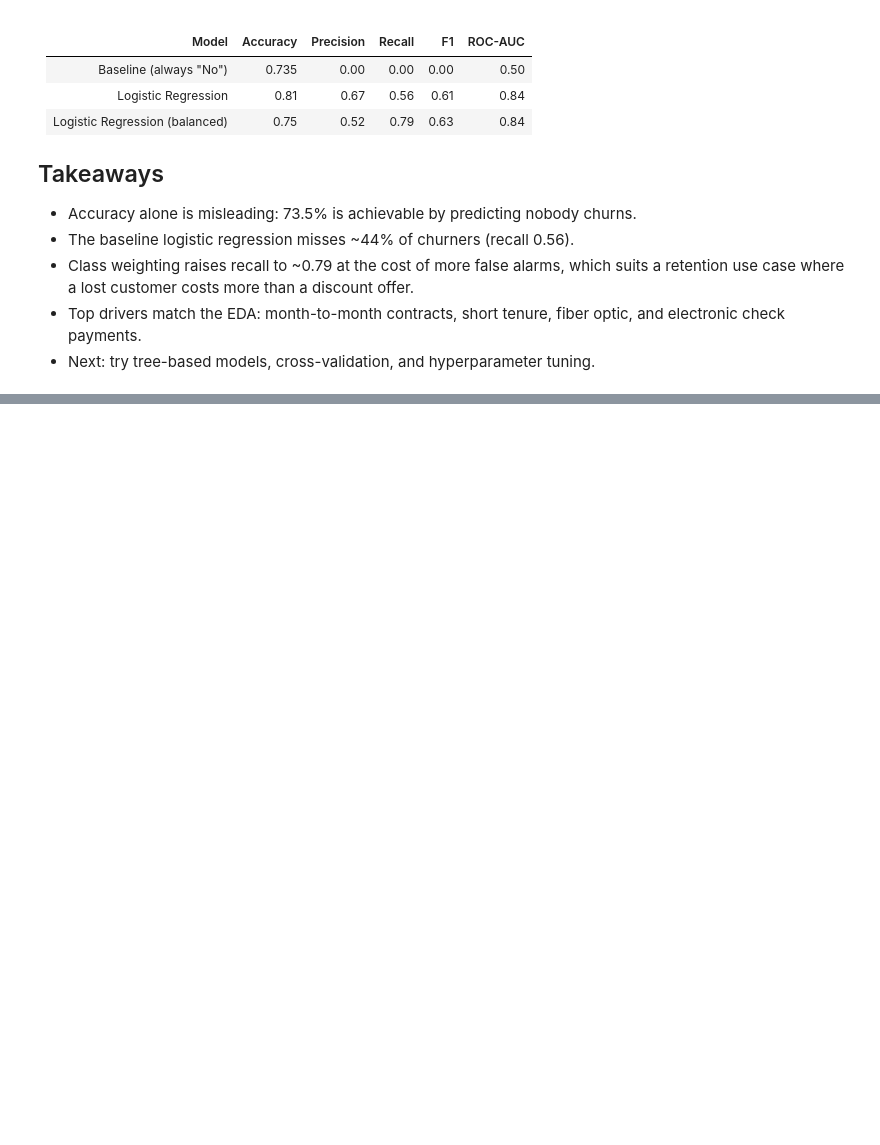
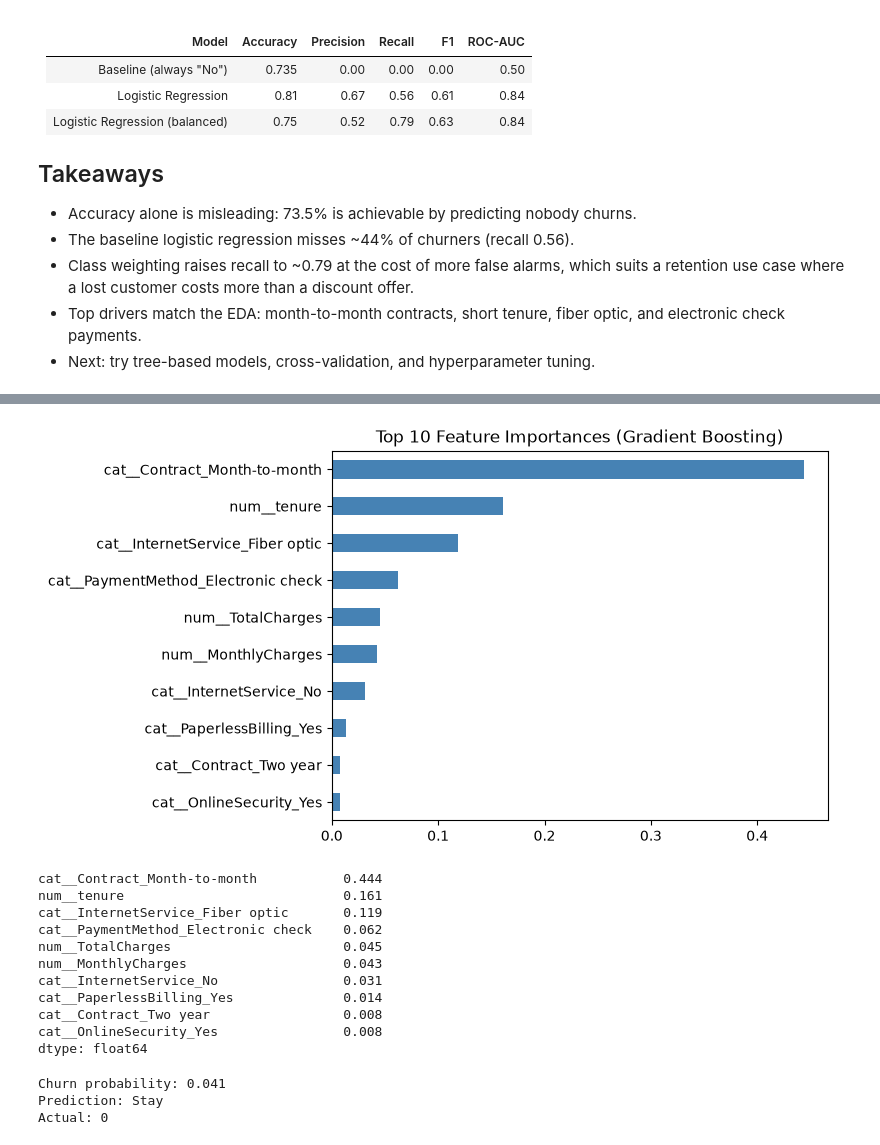
Before and after one commit to Pooja012/customer-churn-prediction, a Jupyter notebook: notebooks/03_modeling.ipynb, the cells around one changed output, grey strips where cells are left out. Drawn from its saved outputs; the diff is of its cells as text; code cells hidden in the pictures; blank space fills up the shorter version.

```diff
--- a/notebooks/03_modeling.ipynb
+++ b/notebooks/03_modeling.ipynb
@@ -189,0 +192,7 @@ plt.show()
+# %%
+from sklearn.ensemble import RandomForestClassifier, GradientBoostingClassifier
+from sklearn.model_selection import StratifiedKFold, cross_validate, GridSearchCV, cross_val_predict
+from sklearn.metrics import fbeta_score
+import joblib, json, time
+
+cv = StratifiedKFold(n_splits=5, shuffle=True, random_state=42)
@@ -189,0 +345,23 @@ plt.show()
+# %%
+model = best.named_steps['model']
+names = best.named_steps['prep'].get_feature_names_out()
+imp = pd.Series(model.feature_importances_, index=names).sort_values(ascending=False).head(10)
+
+imp.sort_values().plot(kind='barh', color='steelblue')
+plt.title("Top 10 Feature Importances (Gradient Boosting)")
+plt.savefig("../images/12_feature_importance.png", dpi=150, bbox_inches='tight')
+plt.show()
+imp.round(3)
+# %% [output]
+[figure, added]
+cat__Contract_Month-to-month           0.444
+num__tenure                            0.161
+cat__InternetService_Fiber optic       0.119
+cat__PaymentMethod_Electronic check    0.062
+num__TotalCharges                      0.045
+num__MonthlyCharges                    0.043
+cat__InternetService_No                0.031
+cat__PaperlessBilling_Yes              0.014
+cat__Contract_Two year                 0.008
+cat__OnlineSecurity_Yes                0.008
+dtype: float64
@@ -189,0 +384,12 @@ plt.show()
+# %%
+bundle = joblib.load("../model/churn_model.pkl")
+sample = X_test.iloc[[0]]
+
+prob = bundle["pipeline"].predict_proba(sample)[0, 1]
+print(f"Churn probability: {prob:.3f}")
+print("Prediction:", "Churn" if prob >= bundle["threshold"] else "Stay")
+print("Actual:", y_test.iloc[0])
+# %% [output]
+Churn probability: 0.041
+Prediction: Stay
+Actual: 0
```
Also changed, not shown: parts of 12 cells of this notebook, 7 other files.
